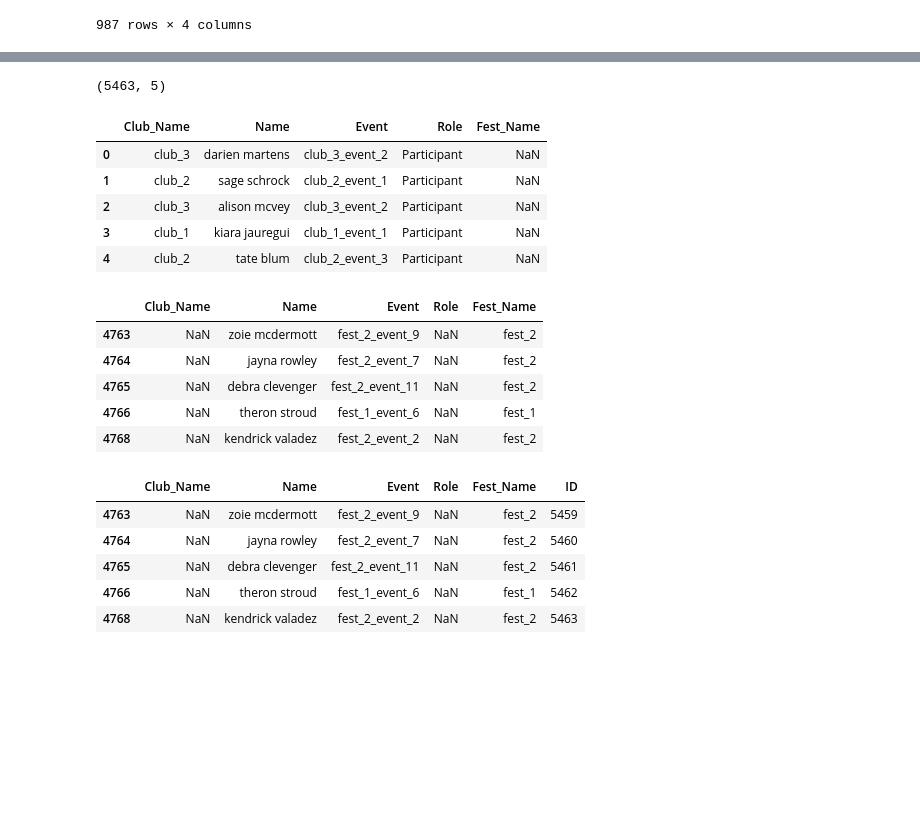
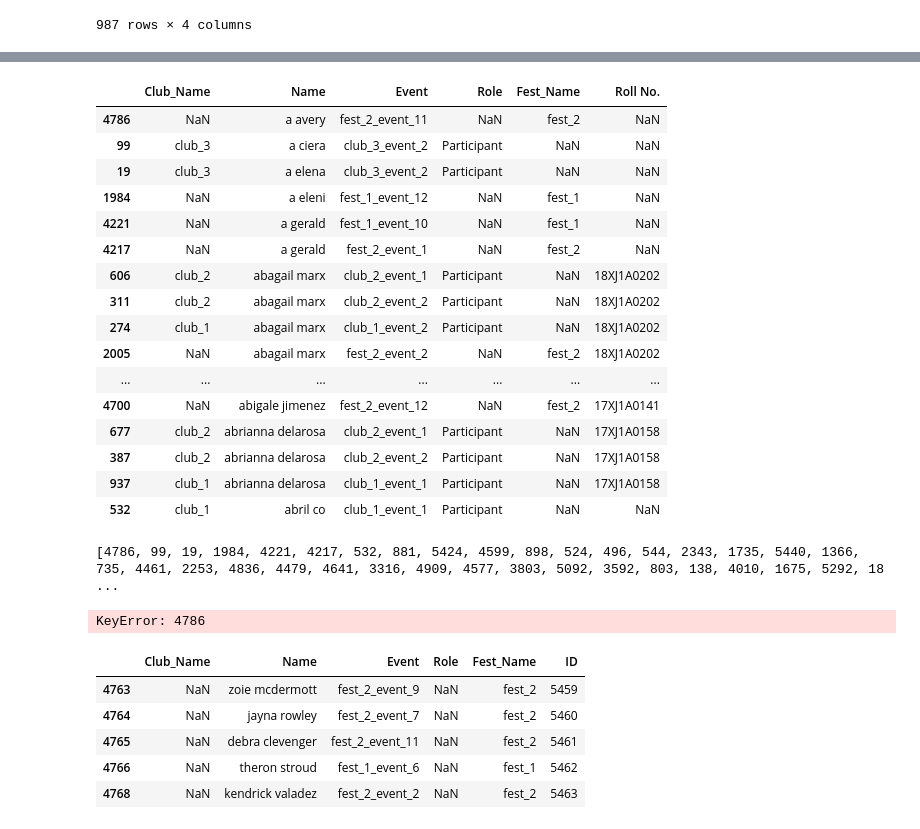
Before and after one commit to Baka-14/MindGraph-Hackathon, a Jupyter notebook: main.ipynb, the cells around one changed output, grey strips where cells are left out. Drawn from its saved outputs; the diff is of its cells as text; code cells hidden in the pictures; blank space fills up the shorter version.

Commit message:
Made a better dataframe for the complete dataset with the roll NUmbers mapped

```diff
--- a/main.ipynb
+++ b/main.ipynb
@@ -69,25 +106,46 @@ print(df_organiser.shape)
+# %%
+list_small_7 = []
+for Index, row in df_organiser.iterrows():
+    if len(df_organiser.iloc[Index]["Name"]) < 7:
+        list_small_7.append(Index)
 # %%
-df_combined = pd.concat([df_club,df_organiser,df_participants])
+df_combined = pd.concat([df_club,df_organiser,df_participants], ignore_index=True)
-# %%
-df_combined.shape
-# %% [output]
-(5463, 5)
+# %%
+import numpy as np
+df_combined = df_combined.sort_values(by=["Name"])
+df_combined['Roll No.'] = np.nan
+# %%
+for Index, row in df_combined.iterrows():
+    for Index2, row2 in df_meta.iterrows():
+        if row["Name"] == row2["Name"]:
+            df_combined.at[Index, "Roll No."] = row2["ID"]
 # %%
-df_combined.head()
+df_combined.head(40)
 # %% [output]
-|  | Club_Name | Name | Event | Role | Fest_Name |
-| 0 | club_3 | darien martens | club_3_event_2 | Participant | NaN |
-| 1 | club_2 | sage schrock | club_2_event_1 | Participant | NaN |
-| 2 | club_3 | alison mcvey | club_3_event_2 | Participant | NaN |
-| 3 | club_1 | kiara jauregui | club_1_event_1 | Participant | NaN |
-| 4 | club_2 | tate blum | club_2_event_3 | Participant | NaN |
+|  | Club_Name | Name | Event | Role | Fest_Name | Roll No. |
+| 4786 | NaN | a avery | fest_2_event_11 | NaN | fest_2 | NaN |
+| 99 | club_3 | a ciera | club_3_event_2 | Participant | NaN | NaN |
+| 19 | club_3 | a elena | club_3_event_2 | Participant | NaN | NaN |
+| 1984 | NaN | a eleni | fest_1_event_12 | NaN | fest_1 | NaN |
+| 4221 | NaN | a gerald | fest_1_event_10 | NaN | fest_1 | NaN |
+| 4217 | NaN | a gerald | fest_2_event_1 | NaN | fest_2 | NaN |
+| 606 | club_2 | abagail marx | club_2_event_1 | Participant | NaN | 18XJ1A0202 |
+| 311 | club_2 | abagail marx | club_2_event_2 | Participant | NaN | 18XJ1A0202 |
+| 274 | club_1 | abagail marx | club_1_event_2 | Participant | NaN | 18XJ1A0202 |
+| 2005 | NaN | abagail marx | fest_2_event_2 | NaN | fest_2 | 18XJ1A0202 |
+| ... | ... | ... | ... | ... | ... | ... |
+| 4700 | NaN | abigale jimenez | fest_2_event_12 | NaN | fest_2 | 17XJ1A0141 |
+| 677 | club_2 | abrianna delarosa | club_2_event_1 | Participant | NaN | 17XJ1A0158 |
+| 387 | club_2 | abrianna delarosa | club_2_event_2 | Participant | NaN | 17XJ1A0158 |
+| 937 | club_1 | abrianna delarosa | club_1_event_1 | Participant | NaN | 17XJ1A0158 |
+| 532 | club_1 | abril co | club_1_event_1 | Participant | NaN | NaN |
-# %%
-df_combined.tail()
-# %% [output]
-|  | Club_Name | Name | Event | Role | Fest_Name |
-| 4763 | NaN | zoie mcdermott | fest_2_event_9 | NaN | fest_2 |
-| 4764 | NaN | jayna rowley | fest_2_event_7 | NaN | fest_2 |
-| 4765 | NaN | debra clevenger | fest_2_event_11 | NaN | fest_2 |
-| 4766 | NaN | theron stroud | fest_1_event_6 | NaN | fest_1 |
-| 4768 | NaN | kendrick valadez | fest_2_event_2 | NaN | fest_2 |
+# %%
+nullValue_array_Index = df_combined[df_combined['Roll No.'].isnull()].index.tolist()
+print(nullValue_array_Index)
+# %% [output]
+[4786, 99, 19, 1984, 4221, 4217, 532, 881, 5424, 4599, 898, 524, 496, 544, 2343, 1735, 5440, 1366, 735, 4461, 2253, 4836, 4479, 4641, 3316, 4909, 4577, 3803, 5092, 3592, 803, 138, 4010, 1675, 5292, 18 ...
+# %%
+df_combined.iloc[4786]
+# %% [output]
+KeyError: 4786
 # %%
```
Also changed, not shown: parts of 16 cells of this notebook.
